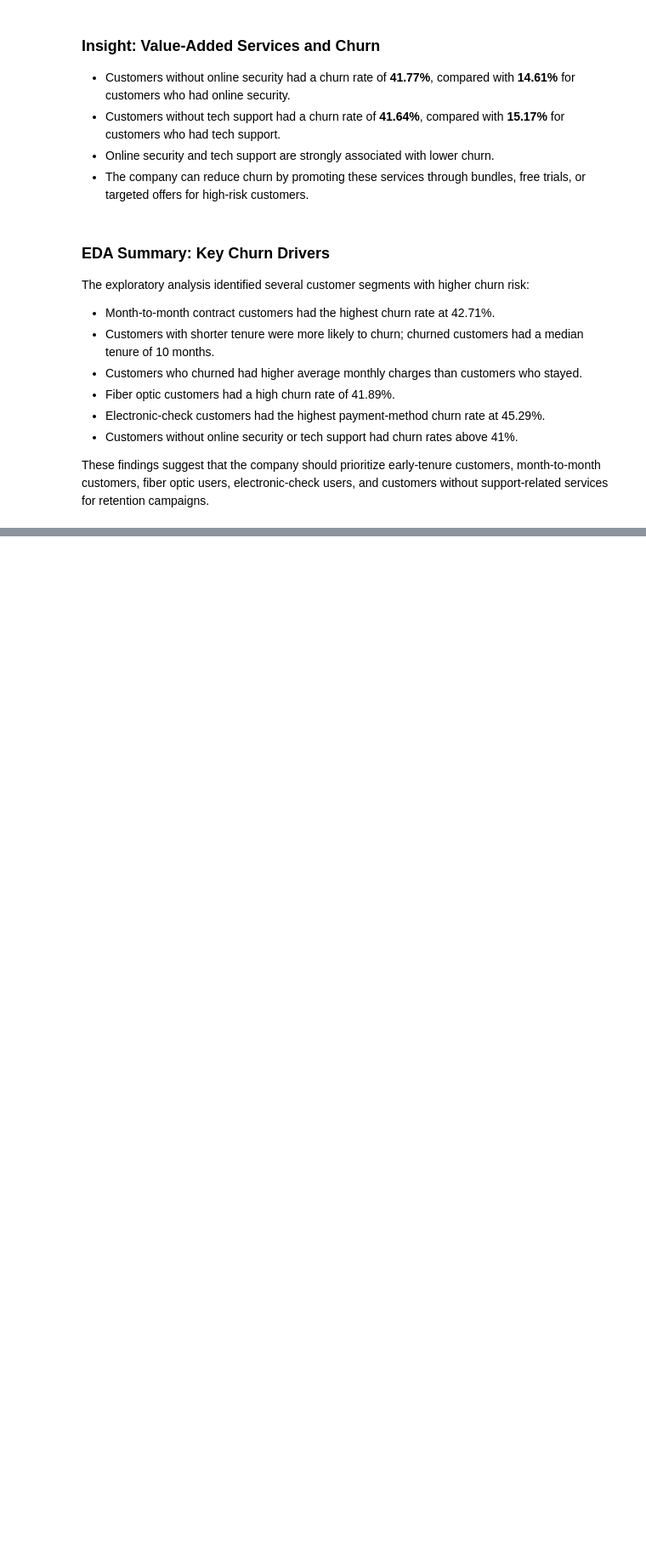
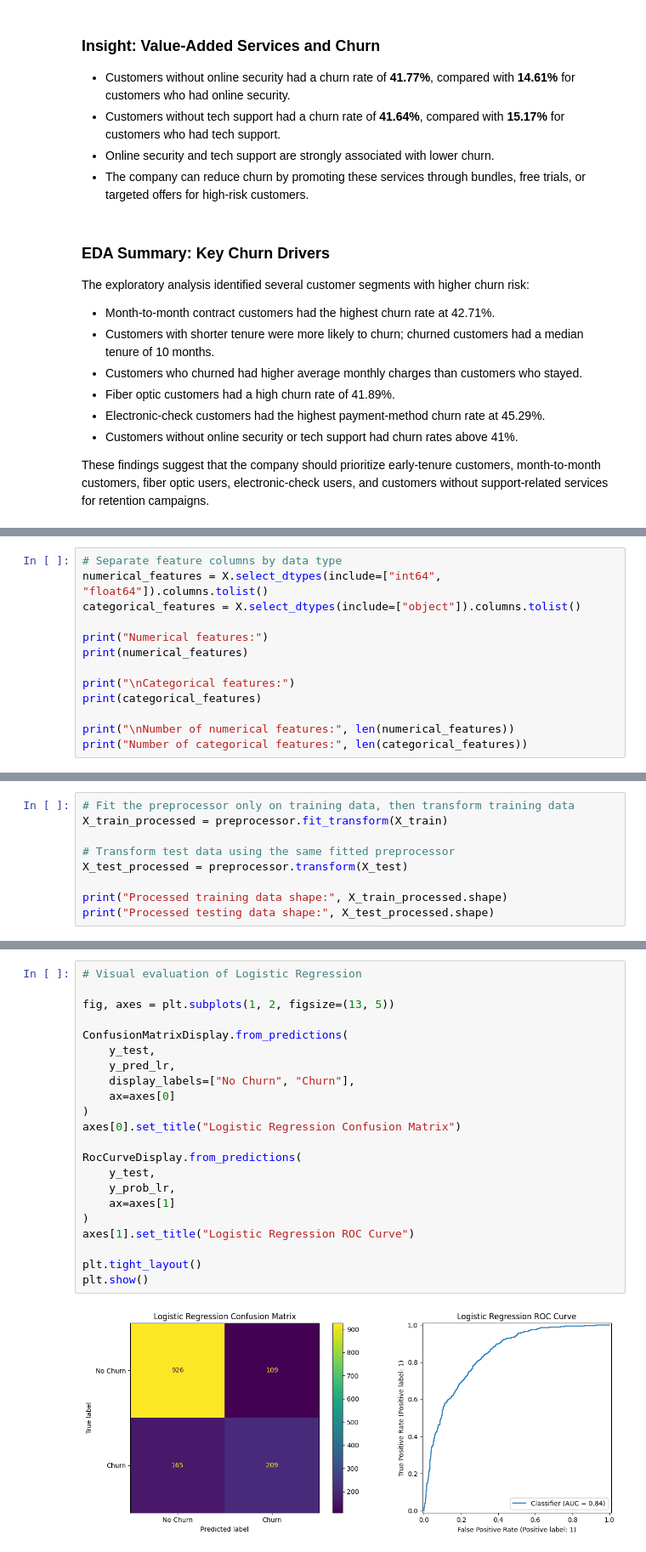
Before and after one commit to Shravya622/customer-churn-prediction, a Jupyter notebook: notebooks/customer_churn_project.ipynb, the cells around one changed output, grey strips where cells are left out. Shown at 85% size. Saved outputs shown, nothing was run; the diff lists cells and outputs as text; blank space fills up the shorter version.

```diff
--- a/notebooks/customer_churn_project.ipynb
+++ b/notebooks/customer_churn_project.ipynb
@@ -615,0 +678,13 @@ These findings suggest that the company should prioritize early-tenure customers
+# %%
+# Separate feature columns by data type
+numerical_features = X.select_dtypes(include=["int64", "float64"]).columns.tolist()
+categorical_features = X.select_dtypes(include=["object"]).columns.tolist()
+
+print("Numerical features:")
+print(numerical_features)
+
+print("\nCategorical features:")
+print(categorical_features)
+
+print("\nNumber of numerical features:", len(numerical_features))
+print("Number of categorical features:", len(categorical_features))
@@ -615,0 +735,9 @@ These findings suggest that the company should prioritize early-tenure customers
+# %%
+# Fit the preprocessor only on training data, then transform training data
+X_train_processed = preprocessor.fit_transform(X_train)
+
+# Transform test data using the same fitted preprocessor
+X_test_processed = preprocessor.transform(X_test)
+
+print("Processed training data shape:", X_train_processed.shape)
+print("Processed testing data shape:", X_test_processed.shape)
@@ -615,0 +823,24 @@ These findings suggest that the company should prioritize early-tenure customers
+# %%
+# Visual evaluation of Logistic Regression
+
+fig, axes = plt.subplots(1, 2, figsize=(13, 5))
+
+ConfusionMatrixDisplay.from_predictions(
+    y_test,
+    y_pred_lr,
+    display_labels=["No Churn", "Churn"],
+    ax=axes[0]
+)
+axes[0].set_title("Logistic Regression Confusion Matrix")
+
+RocCurveDisplay.from_predictions(
+    y_test,
+    y_prob_lr,
+    ax=axes[1]
+)
+axes[1].set_title("Logistic Regression ROC Curve")
+
+plt.tight_layout()
+plt.show()
+# %% [output]
+[figure, added]
```
Also changed, not shown: parts of 34 cells of this notebook, 1 other file.
